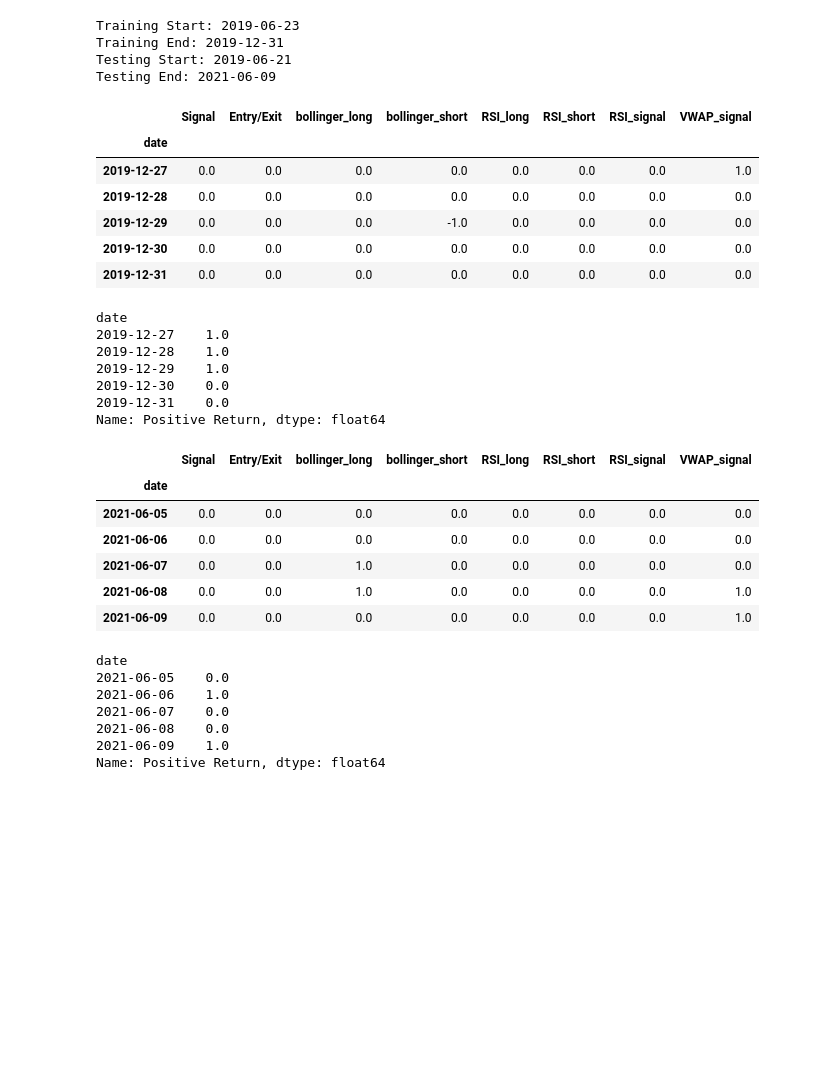
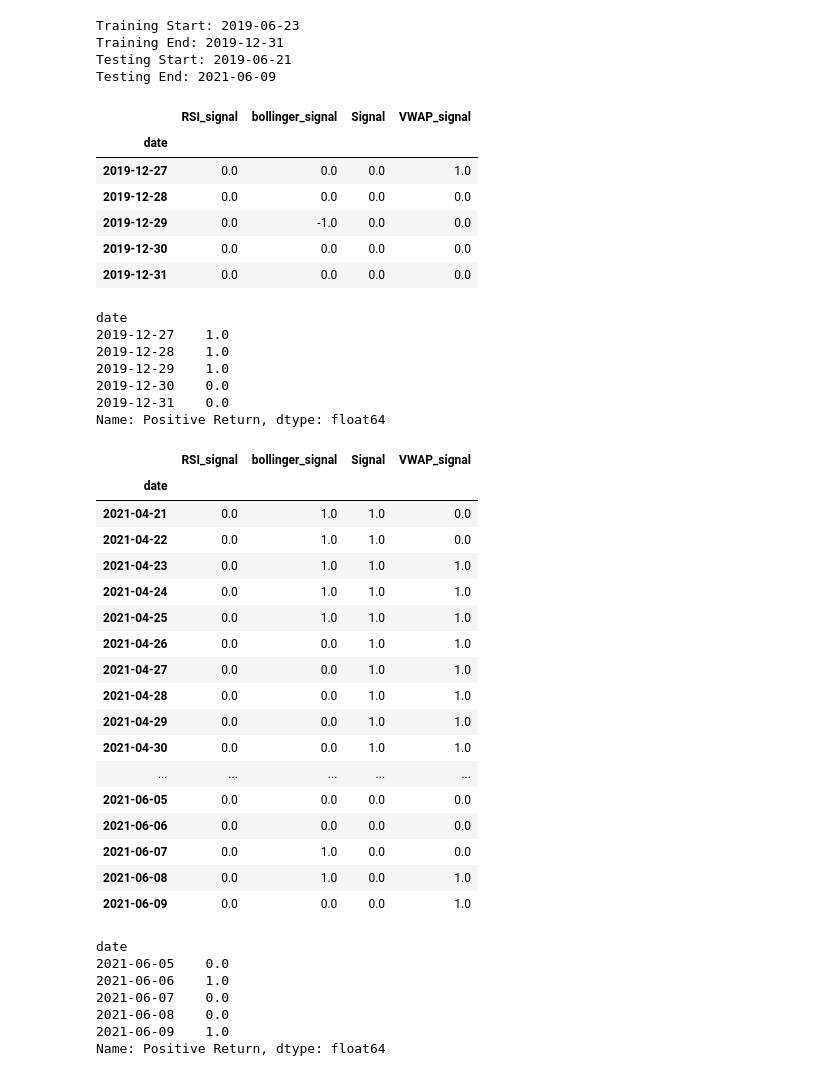
Before and after one commit to hammer888-tech/project2_algo_trading, a Jupyter notebook: RoughDraft.ipynb, the cells around one changed output. Drawn from its saved outputs; the diff is of its cells as text; code cells hidden in the pictures; blank space fills up the shorter version.

```diff
--- a/RoughDraft.ipynb
+++ b/RoughDraft.ipynb
@@ -304,4 +307,4 @@ all_sig.tail()
 # %%
-x_var_list = ['Signal', 'Entry/Exit', 'bollinger_long', 'bollinger_short', 'RSI_long', 'RSI_short', 'RSI_signal', 'VWAP_signal']
+x_var_list = ['RSI_signal', 'bollinger_signal', 'Signal', 'VWAP_signal']
 all_sig[x_var_list].tail()
 # %% [output]
@@ -357,13 +360,13 @@ y_train = all_sig['Positive Return'][training_start:training_end]
 
 X_train.tail()
 # %% [output]
-|  | Signal | Entry/Exit | bollinger_long | bollinger_short | RSI_long | RSI_short | RSI_signal | VWAP_signal |
-| date |  |  |  |  |  |  |  |  |
-| 2019-12-27 | 0.0 | 0.0 | 0.0 | 0.0 | 0.0 | 0.0 | 0.0 | 1.0 |
-| 2019-12-28 | 0.0 | 0.0 | 0.0 | 0.0 | 0.0 | 0.0 | 0.0 | 0.0 |
-| 2019-12-29 | 0.0 | 0.0 | 0.0 | -1.0 | 0.0 | 0.0 | 0.0 | 0.0 |
-| 2019-12-30 | 0.0 | 0.0 | 0.0 | 0.0 | 0.0 | 0.0 | 0.0 | 0.0 |
-| 2019-12-31 | 0.0 | 0.0 | 0.0 | 0.0 | 0.0 | 0.0 | 0.0 | 0.0 |
+|  | RSI_signal | bollinger_signal | Signal | VWAP_signal |
+| date |  |  |  |  |
+| 2019-12-27 | 0.0 | 0.0 | 0.0 | 1.0 |
+| 2019-12-28 | 0.0 | 0.0 | 0.0 | 0.0 |
+| 2019-12-29 | 0.0 | -1.0 | 0.0 | 0.0 |
+| 2019-12-30 | 0.0 | 0.0 | 0.0 | 0.0 |
+| 2019-12-31 | 0.0 | 0.0 | 0.0 | 0.0 |
 # %%
 y_train.tail()
 # %% [output]
@@ -377,17 +380,27 @@ Name: Positive Return, dtype: float64
 # %%
 # Construct the X test and y test datasets
 X_test = all_sig[x_var_list][testing_start:testing_end]
 y_test = all_sig['Positive Return'][testing_start:testing_end]
-
-X_test.tail()
+X_test.tail(50)
 # %% [output]
-|  | Signal | Entry/Exit | bollinger_long | bollinger_short | RSI_long | RSI_short | RSI_signal | VWAP_signal |
-| date |  |  |  |  |  |  |  |  |
-| 2021-06-05 | 0.0 | 0.0 | 0.0 | 0.0 | 0.0 | 0.0 | 0.0 | 0.0 |
-| 2021-06-06 | 0.0 | 0.0 | 0.0 | 0.0 | 0.0 | 0.0 | 0.0 | 0.0 |
-| 2021-06-07 | 0.0 | 0.0 | 1.0 | 0.0 | 0.0 | 0.0 | 0.0 | 0.0 |
-| 2021-06-08 | 0.0 | 0.0 | 1.0 | 0.0 | 0.0 | 0.0 | 0.0 | 1.0 |
-| 2021-06-09 | 0.0 | 0.0 | 0.0 | 0.0 | 0.0 | 0.0 | 0.0 | 1.0 |
+|  | RSI_signal | bollinger_signal | Signal | VWAP_signal |
+| date |  |  |  |  |
+| 2021-04-21 | 0.0 | 1.0 | 1.0 | 0.0 |
+| 2021-04-22 | 0.0 | 1.0 | 1.0 | 0.0 |
+| 2021-04-23 | 0.0 | 1.0 | 1.0 | 1.0 |
+| 2021-04-24 | 0.0 | 1.0 | 1.0 | 1.0 |
+| 2021-04-25 | 0.0 | 1.0 | 1.0 | 1.0 |
+| 2021-04-26 | 0.0 | 0.0 | 1.0 | 1.0 |
+| 2021-04-27 | 0.0 | 0.0 | 1.0 | 1.0 |
+| 2021-04-28 | 0.0 | 0.0 | 1.0 | 1.0 |
+| 2021-04-29 | 0.0 | 0.0 | 1.0 | 1.0 |
+| 2021-04-30 | 0.0 | 0.0 | 1.0 | 1.0 |
+| ... | ... | ... | ... | ... |
+| 2021-06-05 | 0.0 | 0.0 | 0.0 | 0.0 |
+| 2021-06-06 | 0.0 | 0.0 | 0.0 | 0.0 |
+| 2021-06-07 | 0.0 | 1.0 | 0.0 | 0.0 |
+| 2021-06-08 | 0.0 | 1.0 | 0.0 | 1.0 |
+| 2021-06-09 | 0.0 | 0.0 | 0.0 | 1.0 |
 # %%
 y_test.tail()
 # %% [output]
```
Also changed, not shown: parts of 27 cells of this notebook, 3 other files.
